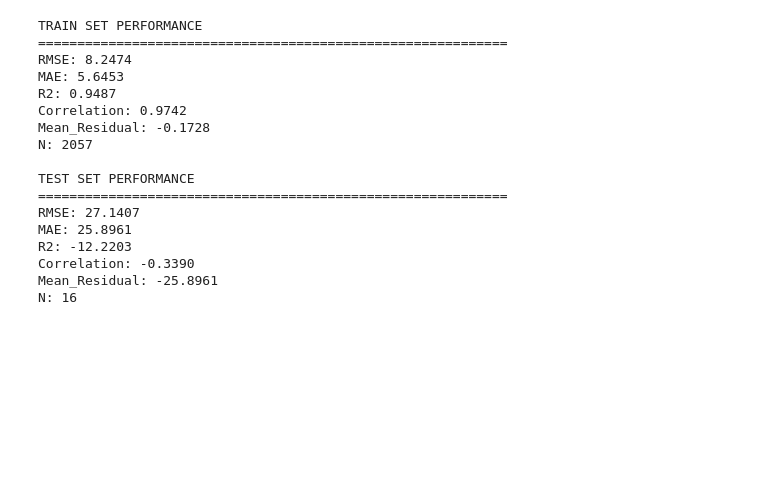
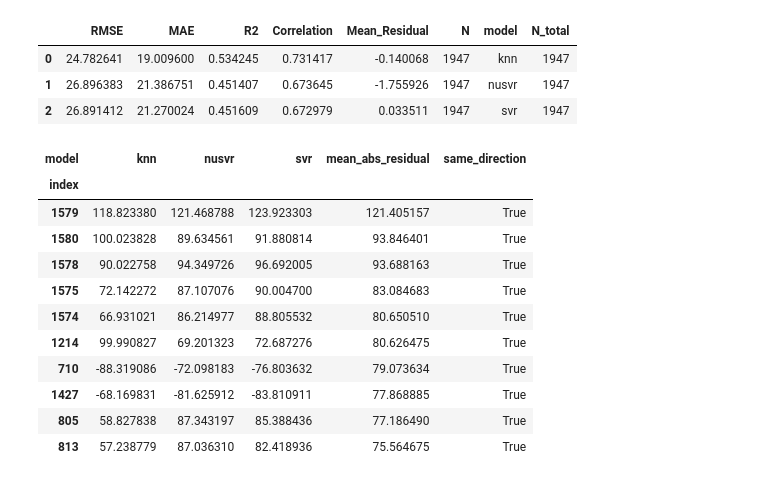
Before and after one commit to Jocund96/Data-to-Design-ML, a Jupyter notebook: S2_Kernel/Week-5-6-7/04_experiments_week_8.ipynb, the cells around one changed output. Cells and saved outputs as stored; diff of their text form; code cells hidden in the pictures; blank space fills up the shorter version.

```diff
--- a/S2_Kernel/Week-5-6-7/04_experiments_week_8.ipynb
+++ b/S2_Kernel/Week-5-6-7/04_experiments_week_8.ipynb
@@ -108,20 +57,0 @@ N: 16
-# %%
-nusvr_pipeline, nusvr_train, nusvr_test = run_pipeline(NuSVR, "nusvr", {"kernel": "rbf"})
-# %% [output]
-TRAIN SET PERFORMANCE
-============================================================
-RMSE: 8.2474
-MAE: 5.6453
-R2: 0.9487
-Correlation: 0.9742
-Mean_Residual: -0.1728
-N: 2057
-
-TEST SET PERFORMANCE
-============================================================
-RMSE: 27.1407
-MAE: 25.8961
-R2: -12.2203
-Correlation: -0.3390
-Mean_Residual: -25.8961
-N: 16
@@ -127,0 +92,46 @@ N: 16
+# %%
+# Pooled LOPO summary:
+# Every row in the dataset was held out exactly once (by the model that never
+# saw its publication during training). This pools ALL those held-out
+# predictions together (across all 165 eligible publications) and computes
+# ONE overall RMSE/MAE/R2/Correlation/Mean_Residual per model - as if it were
+# a single big "unseen publication" test set.
+
+pooled_summary = []
+for model_key, group in lopo_pred_df.groupby('model'):
+    m = evaluate_model(group['y_true'], group['y_pred'])
+    m['model'] = model_key
+    m['N_total'] = len(group)
+    pooled_summary.append(m)
+
+pooled_lopo_df = pd.DataFrame(pooled_summary)
+pooled_lopo_df
+# %% [output]
+|  | RMSE | MAE | R2 | Correlation | Mean_Residual | N | model | N_total |
+| 0 | 24.782641 | 19.009600 | 0.534245 | 0.731417 | -0.140068 | 1947 | knn | 1947 |
+| 1 | 26.896383 | 21.386751 | 0.451407 | 0.673645 | -1.755926 | 1947 | nusvr | 1947 |
+| 2 | 26.891412 | 21.270024 | 0.451609 | 0.672979 | 0.033511 | 1947 | svr | 1947 |
+# %%
+lopo_pred_df['residual'] = lopo_pred_df['y_true'] - lopo_pred_df['y_pred']
+
+residual_pivot = lopo_pred_df.pivot(index='index', columns='model', values='residual')
+residual_pivot['mean_abs_residual'] = residual_pivot[['knn', 'svr', 'nusvr']].abs().mean(axis=1)
+residual_pivot['same_direction'] = residual_pivot[['knn', 'svr', 'nusvr']].apply(
+    lambda r: (r > 0).all() or (r < 0).all(), axis=1
+)
+
+worst_rows = residual_pivot.sort_values('mean_abs_residual', ascending=False).head(10)
+worst_rows
+# %% [output]
+| model | knn | nusvr | svr | mean_abs_residual | same_direction |
+| index |  |  |  |  |  |
+| 1579 | 118.823380 | 121.468788 | 123.923303 | 121.405157 | True |
+| 1580 | 100.023828 | 89.634561 | 91.880814 | 93.846401 | True |
+| 1578 | 90.022758 | 94.349726 | 96.692005 | 93.688163 | True |
+| 1575 | 72.142272 | 87.107076 | 90.004700 | 83.084683 | True |
+| 1574 | 66.931021 | 86.214977 | 88.805532 | 80.650510 | True |
+| 1214 | 99.990827 | 69.201323 | 72.687276 | 80.626475 | True |
+| 710 | -88.319086 | -72.098183 | -76.803632 | 79.073634 | True |
+| 1427 | -68.169831 | -81.625912 | -83.810911 | 77.868885 | True |
+| 805 | 58.827838 | 87.343197 | 85.388436 | 77.186490 | True |
+| 813 | 57.238779 | 87.036310 | 82.418936 | 75.564675 | True |
```
Also changed, not shown: parts of 15 cells of this notebook, 3 other files.
